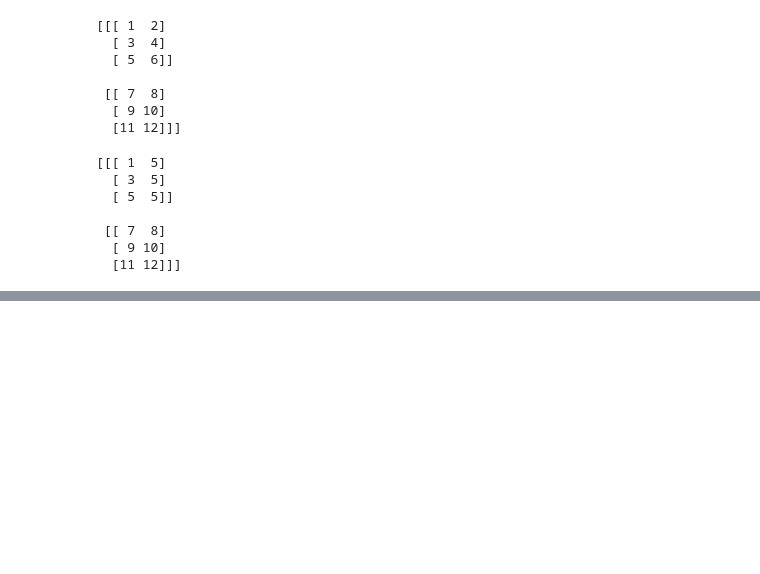
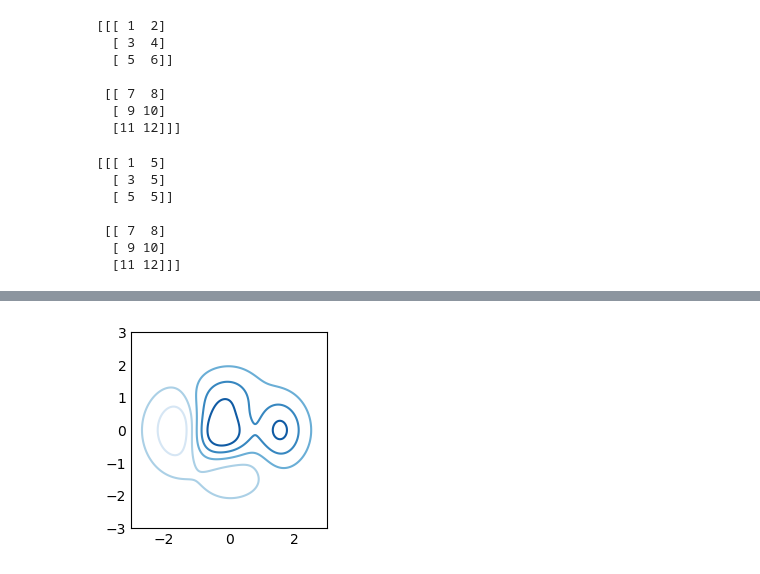
Before and after one commit to Ruhi1010/machine_learning, a Jupyter notebook: basic.ipynb, the cells around one changed output, grey strips where cells are left out. Saved outputs shown, nothing was run; the diff lists cells and outputs as text; code cells hidden in the pictures; blank space fills up the shorter version.

```diff
--- a/basic.ipynb
+++ b/basic.ipynb
@@ -347,0 +373,19 @@ print(three_d_array)
+# %%
+import matplotlib.pyplot as plt
+import numpy as np
+
+plt.style.use('_mpl-gallery-nogrid')
+
+# make data
+X, Y = np.meshgrid(np.linspace(-3, 3, 256), np.linspace(-3, 3, 256))
+Z = (1 - X/2 + X**5 + Y**3) * np.exp(-X**2 - Y**2)
+levels = np.linspace(np.min(Z), np.max(Z), 7)
+
+# plot
+fig, ax = plt.subplots()
+
+ax.contour(X, Y, Z, levels=levels)
+
+plt.show()
+# %% [output]
+[figure, added]
```
Also changed, not shown: parts of 2 cells of this notebook.
